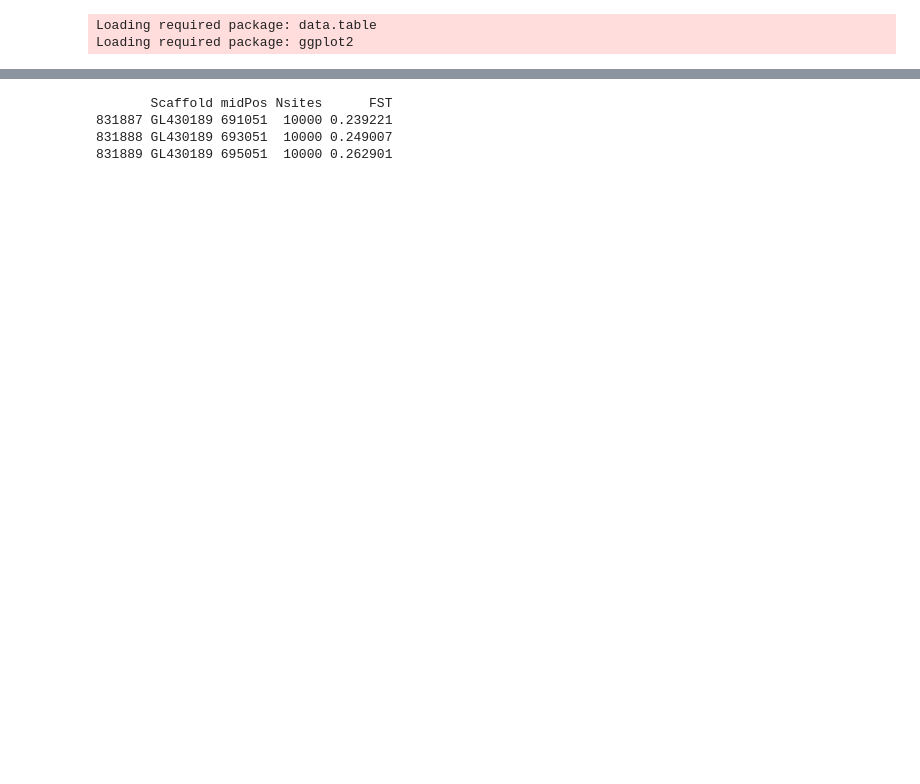
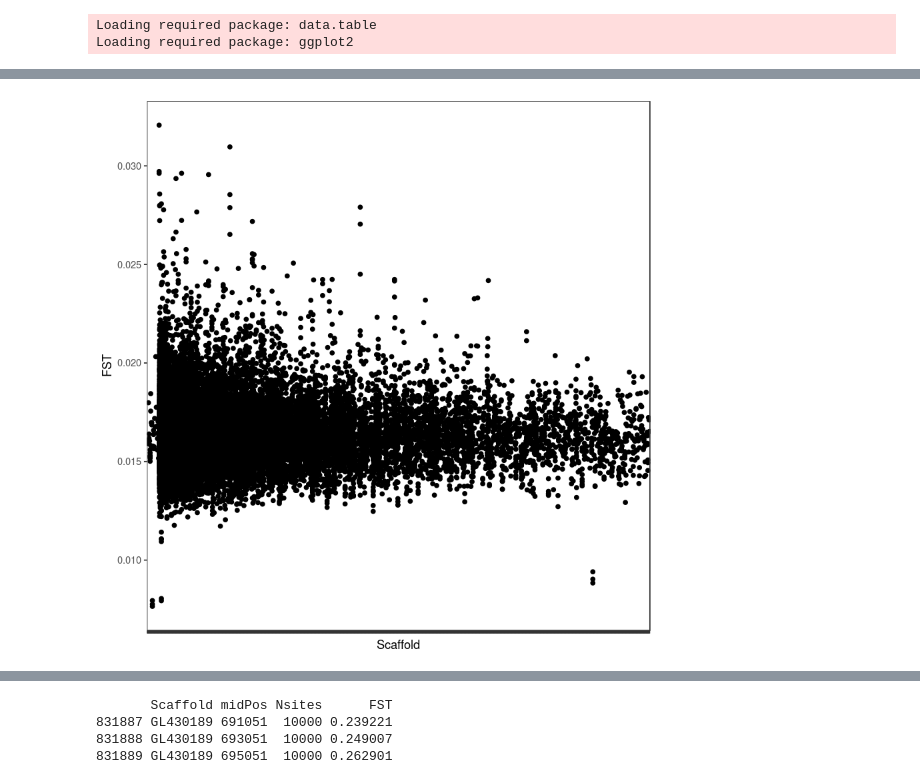
Before and after one commit to sagw/WNS_WGS, a Jupyter notebook: All_FST_plots.ipynb, the cells around one changed output, grey strips where cells are left out. Cells and saved outputs as stored; diff of their text form; code cells hidden in the pictures; blank space fills up the shorter version.

```diff
--- a/All_FST_plots.ipynb
+++ b/All_FST_plots.ipynb
@@ -88,0 +111,7 @@ plotdb
+# %%
+plotnyf=ggplot(data=NYfull, aes(x=Scaffold, y=FST))+
+  geom_point(data=NYfull)+ theme_bw()+theme(axis.text.x=element_blank(), panel.grid.minor = element_blank(), panel.grid.major = element_blank())
+# %%
+plotnyf
+# %% [output]
+[figure, added]
```
Also changed, not shown: parts of 118 cells of this notebook, 4 other files.
